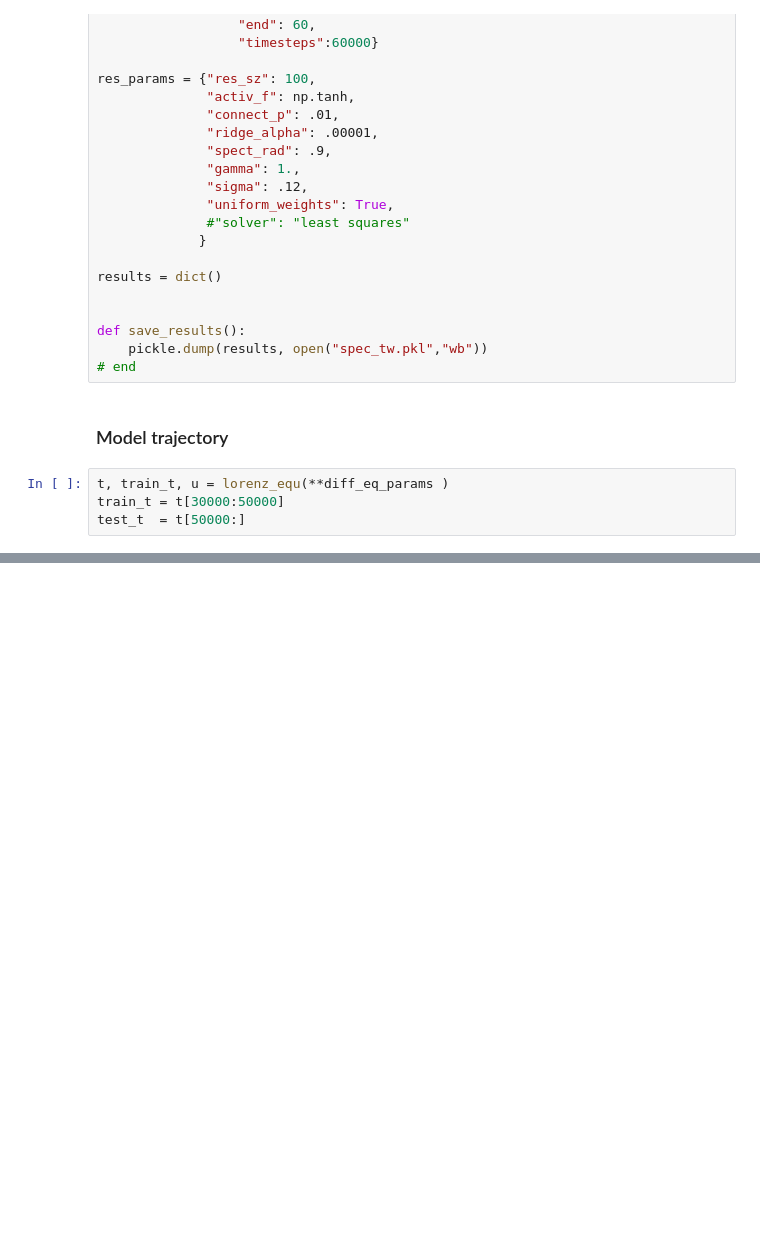
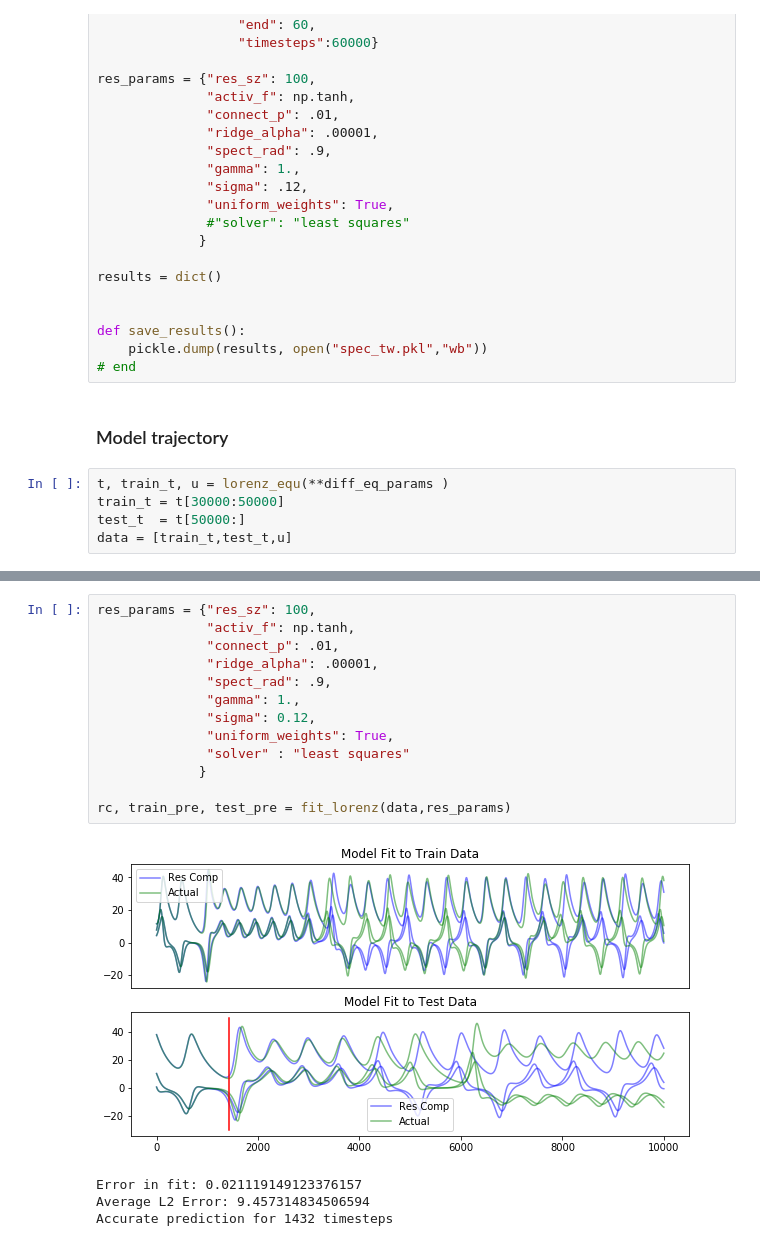
Before and after one commit to djpasseyjr/NetworkReseach, a Jupyter notebook: Reservoir Computing/Finding_Problem.ipynb, the cells around one changed output, grey strips where cells are left out. Cells and saved outputs as stored; diff of their text form; blank space fills up the shorter version.

```diff
--- a/Reservoir Computing/Finding_Problem.ipynb
+++ b/Reservoir Computing/Finding_Problem.ipynb
@@ -41,3 +41,4 @@ def save_results():
 t, train_t, u = lorenz_equ(**diff_eq_params )
 train_t = t[30000:50000]
 test_t  = t[50000:]
+data = [train_t,test_t,u]
@@ -44 +90,19 @@ test_t  = t[50000:]
+# %%
+res_params = {"res_sz": 100,
+              "activ_f": np.tanh,
+              "connect_p": .01,
+              "ridge_alpha": .00001,
+              "spect_rad": .9,
+              "gamma": 1.,
+              "sigma": 0.12,
+              "uniform_weights": True,
+              "solver" : "least squares"
+             }
+
+rc, train_pre, test_pre = fit_lorenz(data,res_params)
+# %% [output]
+[figure, added]
+Error in fit: 0.021119149123376157
+Average L2 Error: 9.457314834506594
+Accurate prediction for 1432 timesteps
 # %%
```
Also changed, not shown: parts of 15 cells of this notebook, 18 other files.
